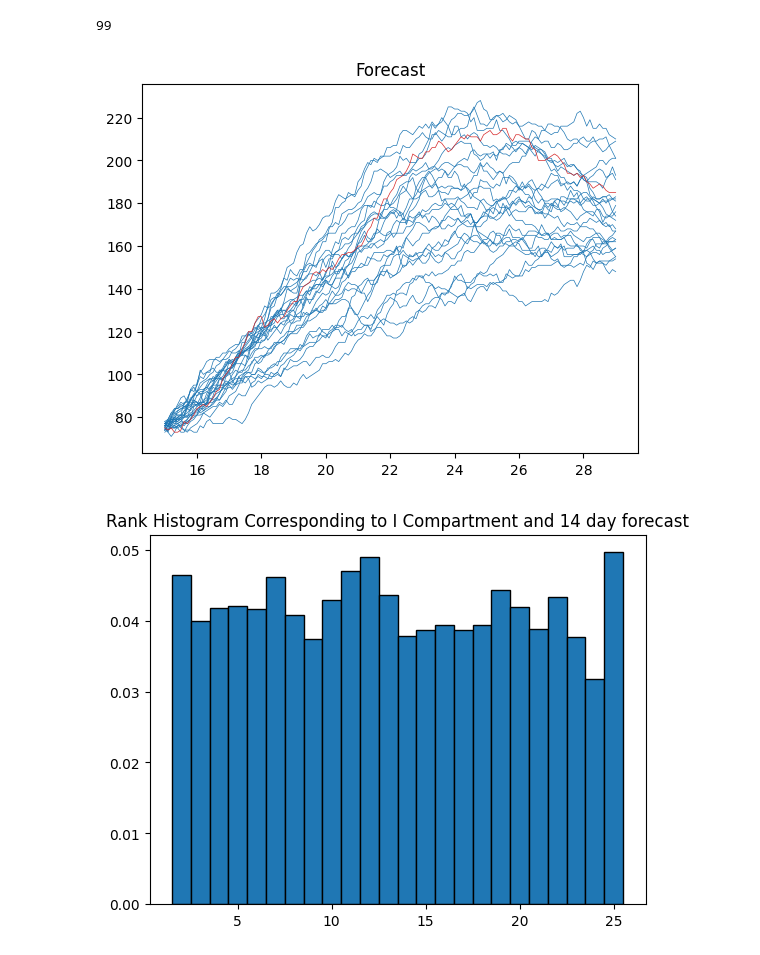
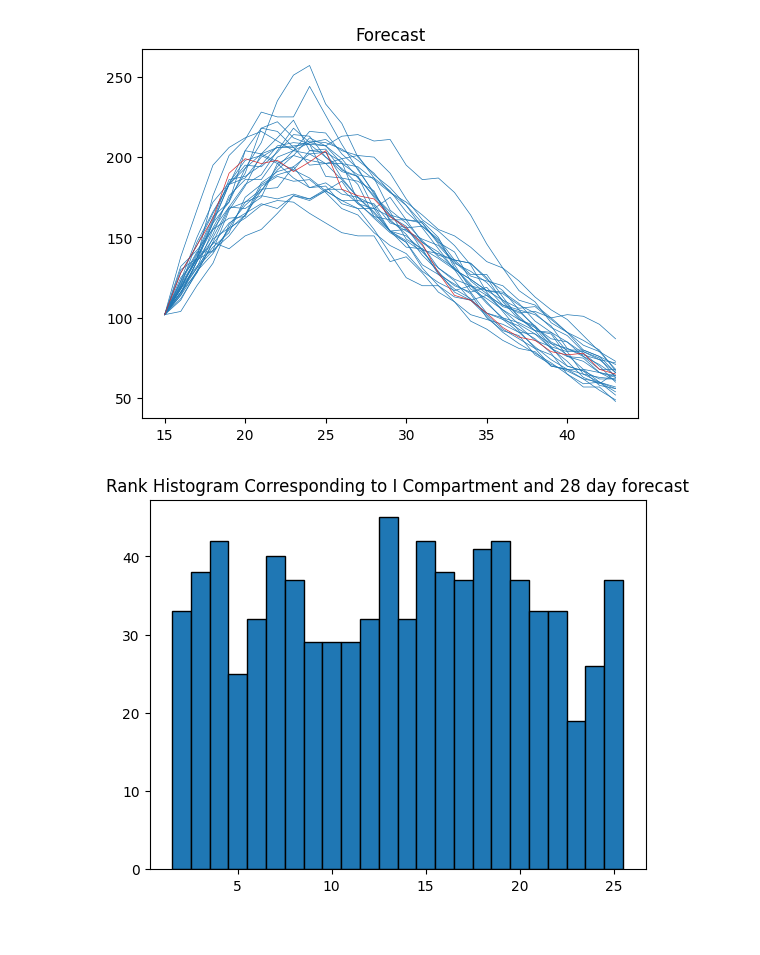
Before and after one commit to Averydx/bayesian_inf, a Jupyter notebook: SIR_rank_histogram.ipynb, the cells around one changed output. Cells and saved outputs as stored; diff of their text form; code cells hidden in the pictures.

```diff
--- a/SIR_rank_histogram.ipynb
+++ b/SIR_rank_histogram.ipynb
@@ -7,10 +10,10 @@ import jax
 import matplotlib.pyplot as plt
 # %%
 def model(x0, theta, key,days, delta_t):
-    gamma, xi = theta
-    log_beta_damping = 1 / 35
-    log_beta_mean = jnp.log(0.35)
-    log_beta_standard_deviation = 0.20
+    gamma,xi,damping,log_mean,log_std = theta
+    log_beta_damping = damping
+    log_beta_mean = log_mean
+    log_beta_standard_deviation = log_std
 
     A = jnp.exp(-log_beta_damping * delta_t)
     M = log_beta_mean * (jnp.exp(-log_beta_damping * delta_t) - 1)
@@ -48,9 +51,11 @@ def model(x0, theta, key,days, delta_t):
             [S, I, R, log_beta]
         )
 
-    return jax.lax.scan(
+    _,loop_val = jax.lax.scan(
         tau_step,
         init=(x0, key),
-        xs=jnp.arange(0, days + delta_t, delta_t),
+        xs=jnp.arange(0, days, delta_t),
     )
+
+    return jnp.concatenate((x0[jnp.newaxis,:],loop_val))
 # %%
@@ -82,67 +109,67 @@ plt.show()
 # %%
 ### Forecasting
 
-forecast_horizon = 2 * 7  # 2 weeks
+forecast_horizon = 4 * 7  # 4 weeks
 cutoff_day = 15
 
 num_ensemble_members = 25
 
-forecasts = []
+theta_forecast = (0.1, 1 / 90,1/35,jnp.log(0.35),0.2)
 
-theta_forecast = (0.10,1/90)
-
-for run_num in range(num_models):
-    print(run_num, end="\r")
+def forecast_run(IC,theta,num_ensemble_members,key):
     ensemble_IC = jnp.full(
-        fill_value=full_state[run_num, int(cutoff_day / delta_t), :],
+        fill_value=IC[int(cutoff_day / delta_t), :],
         shape=(num_ensemble_members, 4),
     )
-    forecast_key, rng_key = jax.random.split(rng_key)
+    forecast_key, key = jax.random.split(key)
     forecast_keys = jax.random.split(forecast_key, num_ensemble_members)
-    _, forecast = jax.vmap(model, in_axes=(0, None, 0, None, None))(
-        ensemble_IC, theta_forecast, forecast_keys, forecast_horizon, delta_t
+    forecast = jax.vmap(model, in_axes=(0, None, 0, None, None))(
+        ensemble_IC, theta, forecast_keys, forecast_horizon, delta_t
     )
-    forecasts.append(forecast)
+
+    return forecast
+
+forecast_key, rng_key = jax.random.split(rng_key)
+forecast_keys = jax.random.split(forecast_key,num_models)
+forecasts = jax.vmap(forecast_run,in_axes = (0,None,None,0))(full_state,theta_forecast,num_ensemble_members,forecast_keys)
-# %% [output]
-99
 # %%
 plt.plot(
     jnp.arange(cutoff_day, cutoff_day + forecast_horizon + delta_t, delta_t),
-    forecast[:, :, 1].T,
+    forecasts[5, :,:, 1].T,
     lw=0.5,
     color="tab:blue",
 )
 plt.plot(
     jnp.arange(cutoff_day, cutoff_day + forecast_horizon + delta_t, delta_t),
     full_state[
-        run_num,
+        5,
         int(cutoff_day / delta_t) : int(cutoff_day / delta_t)
         + int(forecast_horizon / delta_t)
         + 1,
         1,
     ].T,
     lw=0.5,
     color="tab:red",
 )
 
 plt.title("Forecast")
 plt.show()
 # %% [output]
-[figure, old version]
+[figure, new version]
 # %%
-def get_rank_histogram(truth,ensemble):
-    obs = truth[...,jnp.newaxis]
-    ens = jnp.swapaxes(ensemble,1,2)
+def get_rank_histogram(truth, ensemble):
+    obs = truth[:,-1,jnp.newaxis]
+    ens = ensemble
 
-    def rank_eval(ens,obs):
+    def rank_eval(ens, obs):
         is_smaller = ens < obs
-        ranks = jnp.sum(is_smaller,axis = 1)
+        num_smaller = jnp.sum(is_smaller,axis = 0)
 
-        return ranks
+        return num_smaller
 
-    return jax.vmap(rank_eval,in_axes = (0,0))(ens,obs)
+    ranks = jax.vmap(rank_eval, in_axes=(0, 0))(ens, obs)
 
-forecasts = jnp.array(forecasts)
+    return ranks
 
 
 ranks = get_rank_histogram(
@@ -153,11 +180,17 @@ ranks = get_rank_histogram(
         + 1,
         1,
     ],
-    forecasts[:,:,:,1]
+    forecasts[:, :, -1, 1]
 )
 
-plt.title(f'Rank Histogram Corresponding to I Compartment and {forecast_horizon} day forecast')
-plt.hist(ranks.reshape(-1),bins=jnp.arange(num_ensemble_members) + 2 - 0.5, edgecolor='black',density = True)
+plt.title(
+    f"Rank Histogram Corresponding to I Compartment and {forecast_horizon} day forecast"
+)
+plt.hist(
+    ranks.reshape(-1),
+    bins=jnp.arange(num_ensemble_members) + 2 - 0.5,
+    edgecolor="black"
+)
 plt.show()
 # %% [output]
-[figure, old version]
+[figure, new version]
```
Also changed, not shown: parts of 4 cells of this notebook, 4 other files.
